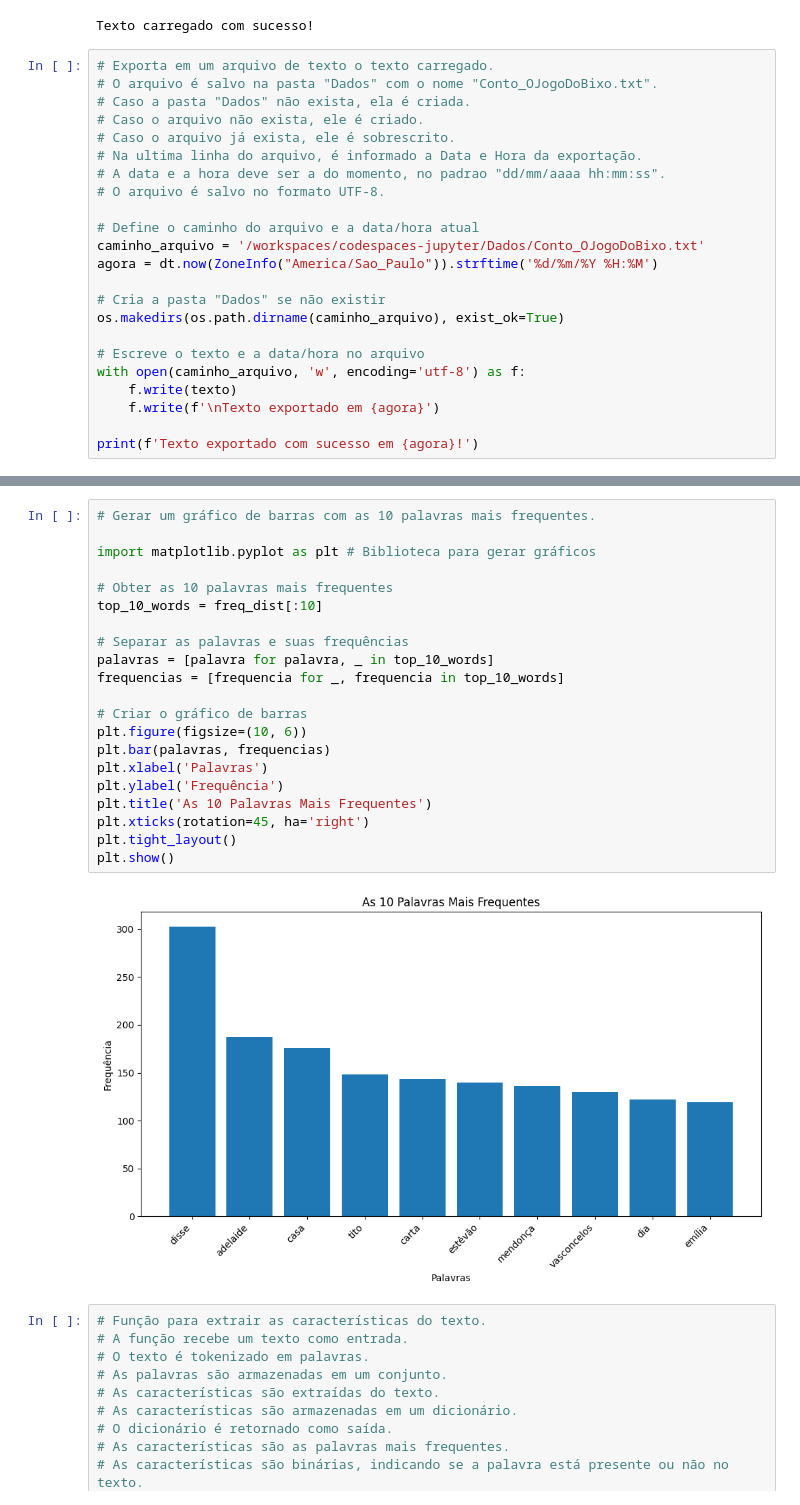
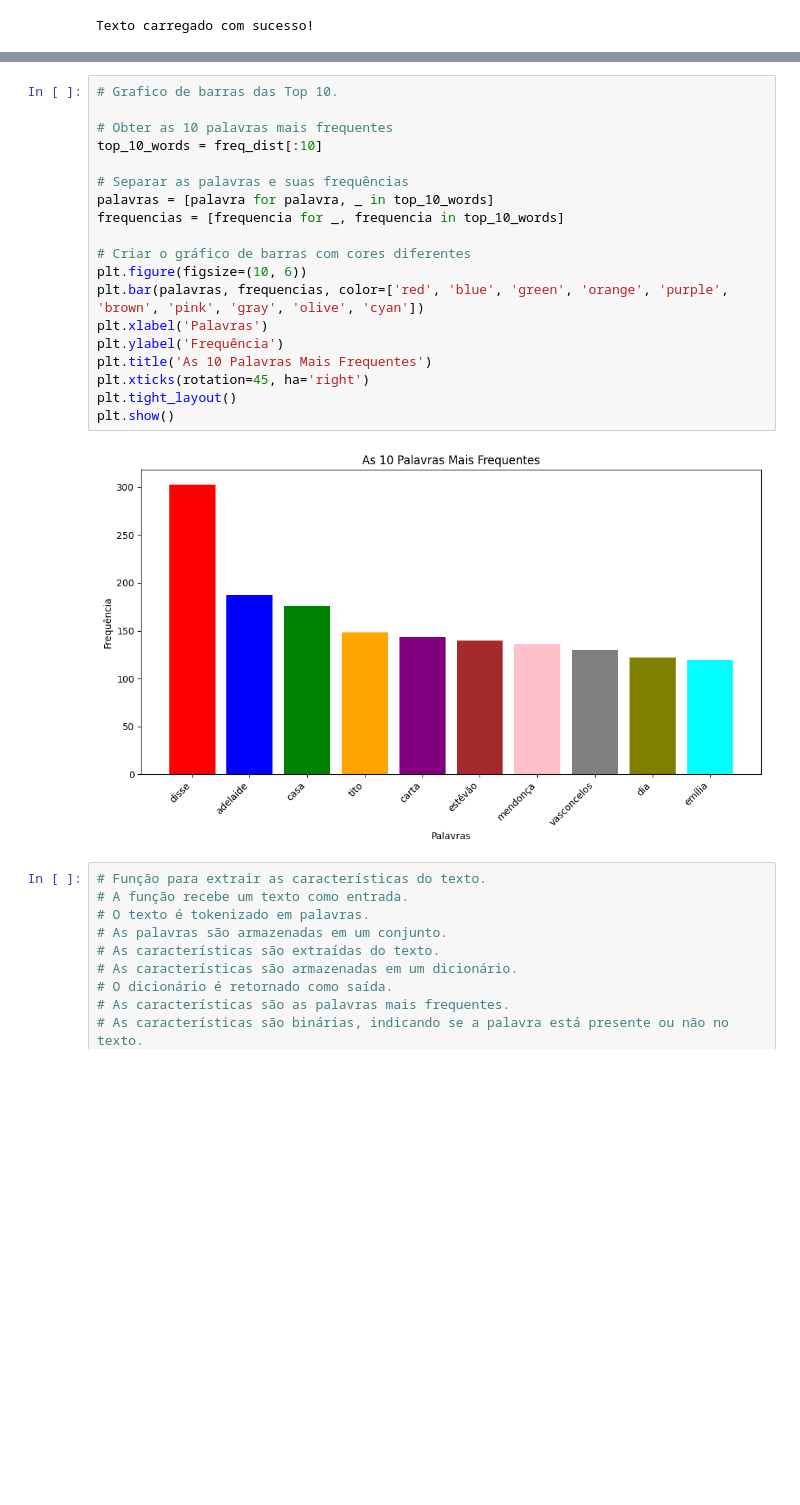
Before and after one commit to DallastaDaniel/Classificador_Textos, a Jupyter notebook: Classificador.ipynb, the cells around one changed output, grey strips where cells are left out. Cells and saved outputs as stored; diff of their text form; blank space fills up the shorter version.

```diff
--- a/Classificador.ipynb
+++ b/Classificador.ipynb
@@ -33,26 +32,3 @@ texto = machado.raw('contos/macn001.txt') # carrega o texto "O jogo do bicho"
 print('Texto carregado com sucesso!')
 # %% [output]
 Texto carregado com sucesso!
-# %%
-# Exporta em um arquivo de texto o texto carregado.
-# O arquivo é salvo na pasta "Dados" com o nome "Conto_OJogoDoBixo.txt".
-# Caso a pasta "Dados" não exista, ela é criada.
-# Caso o arquivo não exista, ele é criado.
-# Caso o arquivo já exista, ele é sobrescrito.
-# Na ultima linha do arquivo, é informado a Data e Hora da exportação.
-# A data e a hora deve ser a do momento, no padrao "dd/mm/aaaa hh:mm:ss".
-# O arquivo é salvo no formato UTF-8.
-
-# Define o caminho do arquivo e a data/hora atual
-caminho_arquivo = '/workspaces/codespaces-jupyter/Dados/Conto_OJogoDoBixo.txt'
-agora = dt.now(ZoneInfo("America/Sao_Paulo")).strftime('%d/%m/%Y %H:%M')
-
-# Cria a pasta "Dados" se não existir
-os.makedirs(os.path.dirname(caminho_arquivo), exist_ok=True)
-
-# Escreve o texto e a data/hora no arquivo
-with open(caminho_arquivo, 'w', encoding='utf-8') as f:
-    f.write(texto)
-    f.write(f'\nTexto exportado em {agora}')
-
-print(f'Texto exportado com sucesso em {agora}!')
@@ -136,28 +118,26 @@ duas: 65
 havia: 64
 grande: 63
 # %%
-# Gerar um gráfico de barras com as 10 palavras mais frequentes.
-
-import matplotlib.pyplot as plt # Biblioteca para gerar gráficos
+# Grafico de barras das Top 10.
 
 # Obter as 10 palavras mais frequentes
 top_10_words = freq_dist[:10]
 
 # Separar as palavras e suas frequências
 palavras = [palavra for palavra, _ in top_10_words]
 frequencias = [frequencia for _, frequencia in top_10_words]
 
-# Criar o gráfico de barras
+# Criar o gráfico de barras com cores diferentes
 plt.figure(figsize=(10, 6))
-plt.bar(palavras, frequencias)
+plt.bar(palavras, frequencias, color=['red', 'blue', 'green', 'orange', 'purple', 'brown', 'pink', 'gray', 'olive', 'cyan'])
 plt.xlabel('Palavras')
 plt.ylabel('Frequência')
 plt.title('As 10 Palavras Mais Frequentes')
 plt.xticks(rotation=45, ha='right')
 plt.tight_layout()
 plt.show()
 # %% [output]
-[figure, old version]
+[figure, new version]
 # %%
 # Função para extrair as características do texto.
 # A função recebe um texto como entrada.
```
Also changed, not shown: parts of 8 cells of this notebook.
